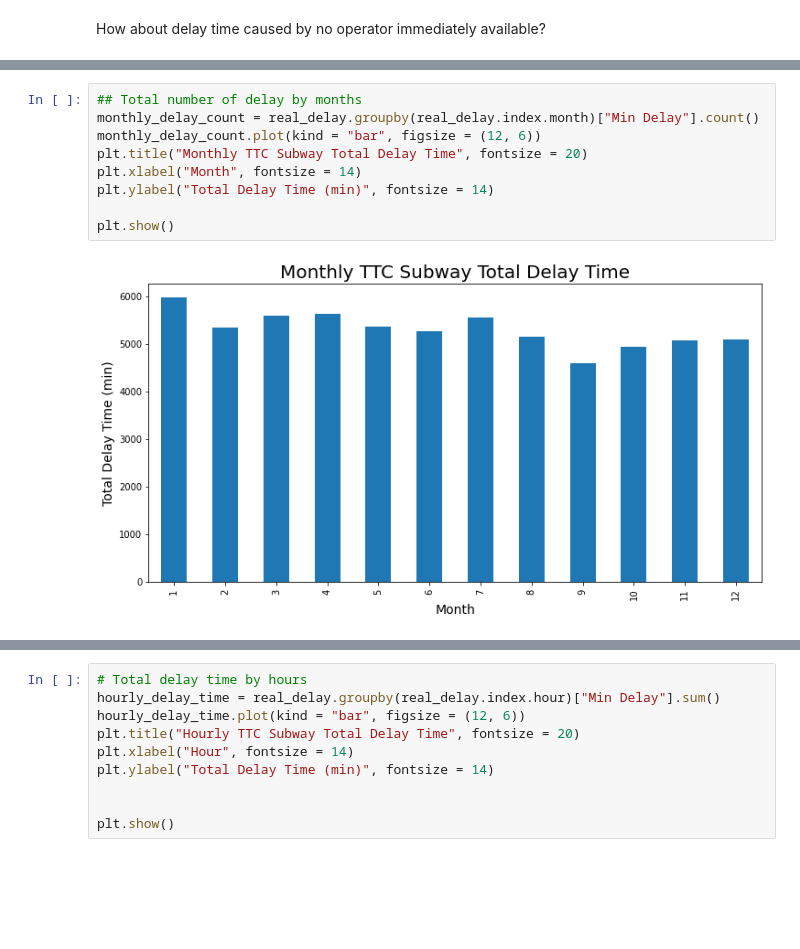
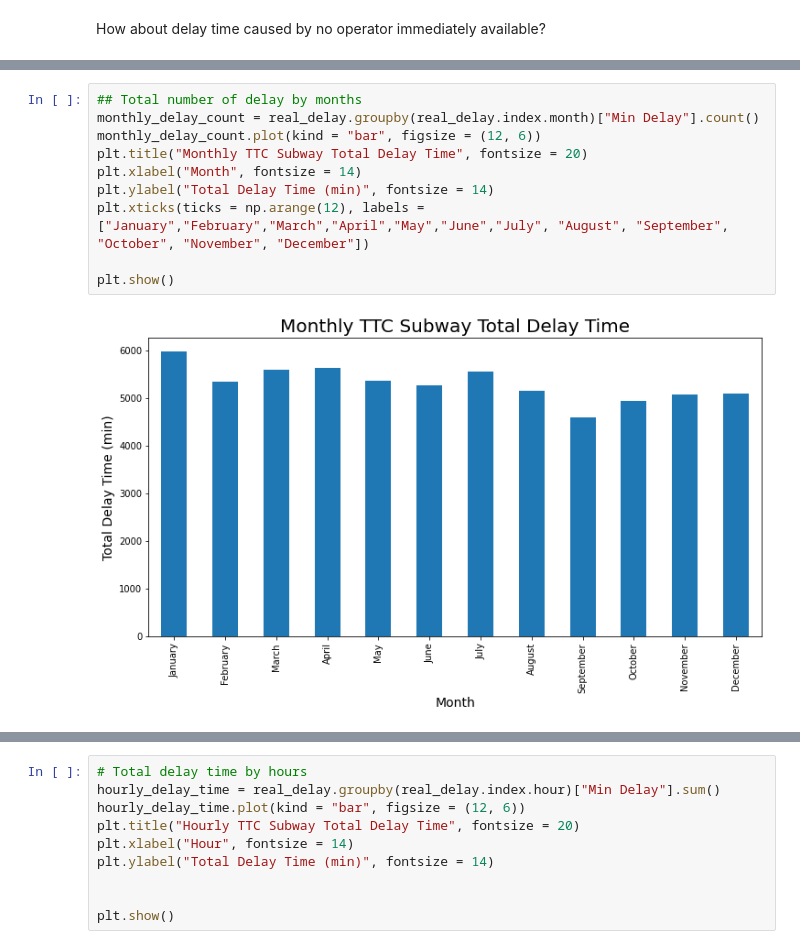
Before and after one commit to YuqiHu/TTC_Subway_Delay_Analysis, a Jupyter notebook: TTC_delay_data.ipynb, the cells around one changed output, grey strips where cells are left out. Saved outputs shown, nothing was run; the diff lists cells and outputs as text; blank space fills up the shorter version.

```diff
--- a/TTC_delay_data.ipynb
+++ b/TTC_delay_data.ipynb
@@ -655,14 +654,15 @@ plt.show()
 # %%
 ## Total number of delay by months
 monthly_delay_count = real_delay.groupby(real_delay.index.month)["Min Delay"].count()
 monthly_delay_count.plot(kind = "bar", figsize = (12, 6))
 plt.title("Monthly TTC Subway Total Delay Time", fontsize = 20)
 plt.xlabel("Month", fontsize = 14)
 plt.ylabel("Total Delay Time (min)", fontsize = 14)
+plt.xticks(ticks = np.arange(12), labels = ["January","February","March","April","May","June","July", "August", "September", "October", "November", "December"])
 
 plt.show()
 # %% [output]
-[figure, old version]
+[figure, new version]
 # %%
 # Total number of delay by month
 fig, axs = plt.subplots(1, 4, figsize = (20, 8), sharey= True)
```
Also changed, not shown: parts of 42 cells of this notebook.
